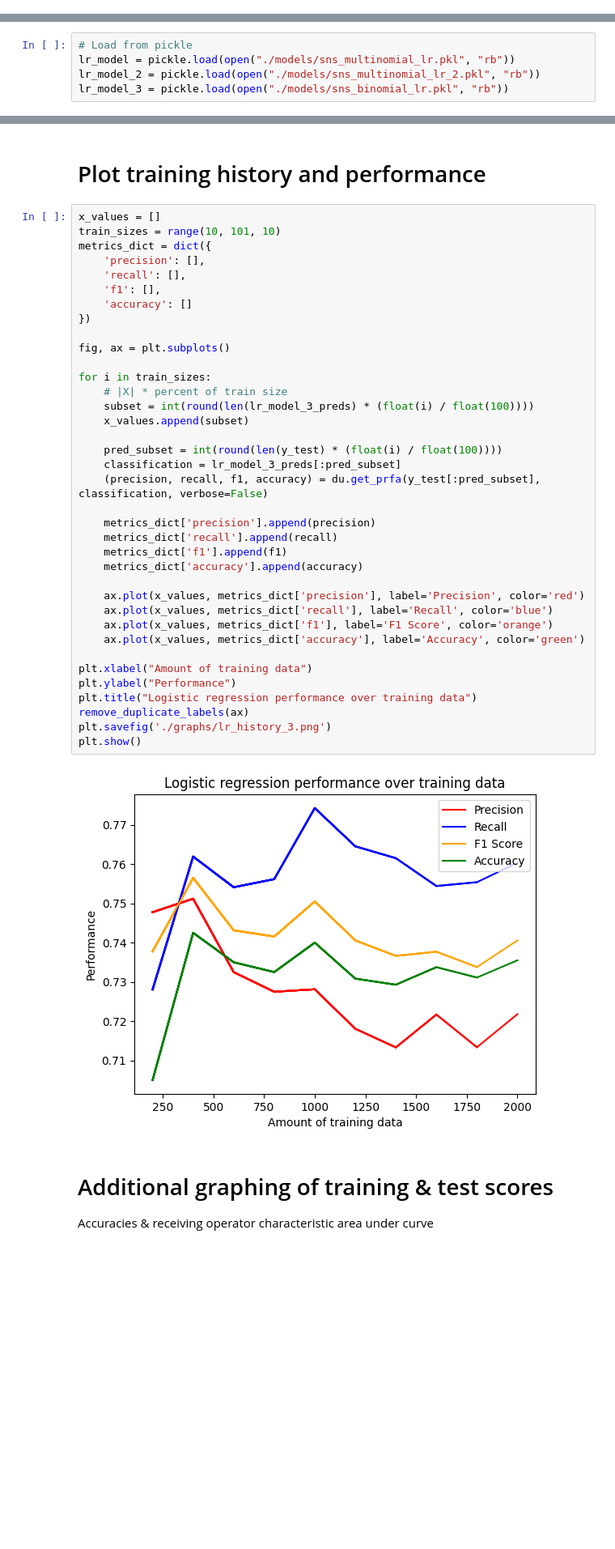
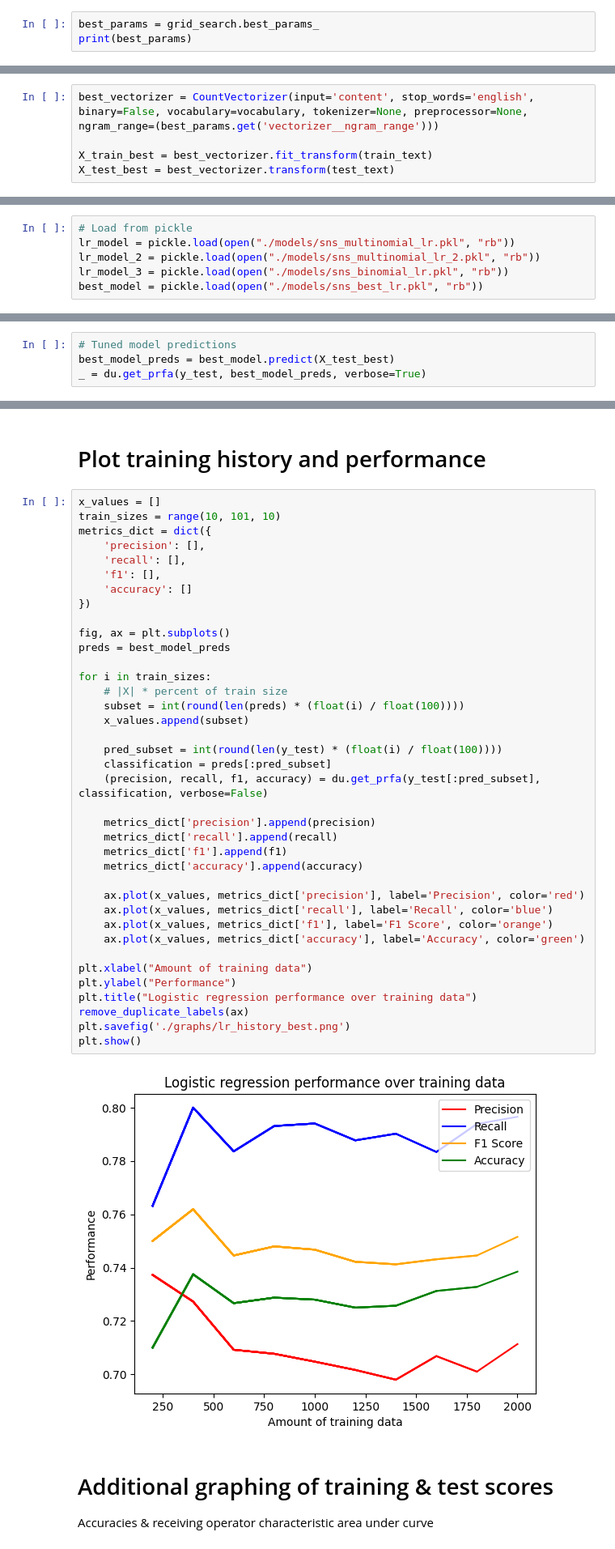
Before and after one commit to KiyonoKara/SNS-Sentiment-Analysis, a Jupyter notebook: sns_lr.ipynb, the cells around one changed output, grey strips where cells are left out. Shown at 81% size. Saved outputs shown, nothing was run; the diff lists cells and outputs as text; blank space fills up the shorter version.

Commit message:
Tuned hyperparameters, new graphs

```diff
--- a/sns_lr.ipynb
+++ b/sns_lr.ipynb
@@ -79,0 +119,3 @@ LogisticRegression(warm_start=True)
+# %%
+best_params = grid_search.best_params_
+print(best_params)
@@ -79,0 +126,5 @@ LogisticRegression(warm_start=True)
+# %%
+best_vectorizer = CountVectorizer(input='content', stop_words='english', binary=False, vocabulary=vocabulary, tokenizer=None, preprocessor=None, ngram_range=(best_params.get('vectorizer__ngram_range')))
+
+X_train_best = best_vectorizer.fit_transform(train_text)
+X_test_best = best_vectorizer.transform(test_text)
@@ -94,6 +153,7 @@ with open("./models/sns_binomial_lr.pkl", "wb") as f:
 lr_model = pickle.load(open("./models/sns_multinomial_lr.pkl", "rb"))
 lr_model_2 = pickle.load(open("./models/sns_multinomial_lr_2.pkl", "rb"))
 lr_model_3 = pickle.load(open("./models/sns_binomial_lr.pkl", "rb"))
+best_model = pickle.load(open("./models/sns_best_lr.pkl", "rb"))
 # %% [markdown]
 # Make predictions
 # %%
@@ -125,3 +185,7 @@ Precision: 0.7217973231357553
 Recall: 0.7603222557905337
 F1 Score: 0.7405590975968611
 Accuracy: 0.7355
+# %%
+# Tuned model predictions
+best_model_preds = best_model.predict(X_test_best)
+_ = du.get_prfa(y_test, best_model_preds, verbose=True)
@@ -152,37 +221,38 @@ metrics_dict = dict({
     'recall': [],
     'f1': [],
     'accuracy': []
 })
 
 fig, ax = plt.subplots()
+preds = best_model_preds
 
 for i in train_sizes:
     # |X| * percent of train size
-    subset = int(round(len(lr_model_3_preds) * (float(i) / float(100))))
+    subset = int(round(len(preds) * (float(i) / float(100))))
     x_values.append(subset)
 
     pred_subset = int(round(len(y_test) * (float(i) / float(100))))
-    classification = lr_model_3_preds[:pred_subset]
+    classification = preds[:pred_subset]
     (precision, recall, f1, accuracy) = du.get_prfa(y_test[:pred_subset], classification, verbose=False)
 
     metrics_dict['precision'].append(precision)
     metrics_dict['recall'].append(recall)
     metrics_dict['f1'].append(f1)
     metrics_dict['accuracy'].append(accuracy)
 
     ax.plot(x_values, metrics_dict['precision'], label='Precision', color='red')
     ax.plot(x_values, metrics_dict['recall'], label='Recall', color='blue')
     ax.plot(x_values, metrics_dict['f1'], label='F1 Score', color='orange')
     ax.plot(x_values, metrics_dict['accuracy'], label='Accuracy', color='green')
 
 plt.xlabel("Amount of training data")
 plt.ylabel("Performance")
 plt.title("Logistic regression performance over training data")
 remove_duplicate_labels(ax)
-plt.savefig('./graphs/lr_history_3.png')
+plt.savefig('./graphs/lr_history_best.png')
 plt.show()
 # %% [output]
-[figure, old version]
+[figure, new version]
 # %% [markdown]
 # Additional graphing of training & test scores
 
```
Also changed, not shown: parts of 10 cells of this notebook, 3 other files.
